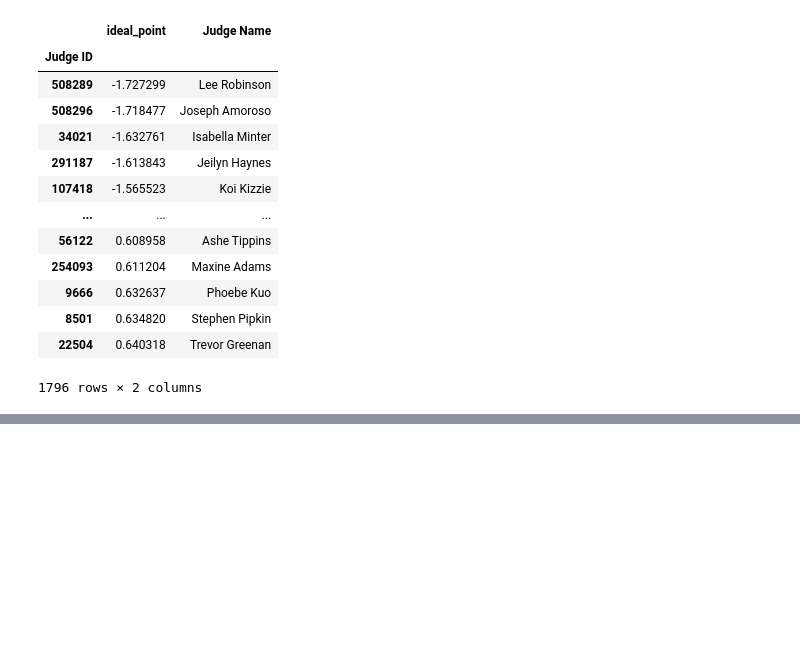
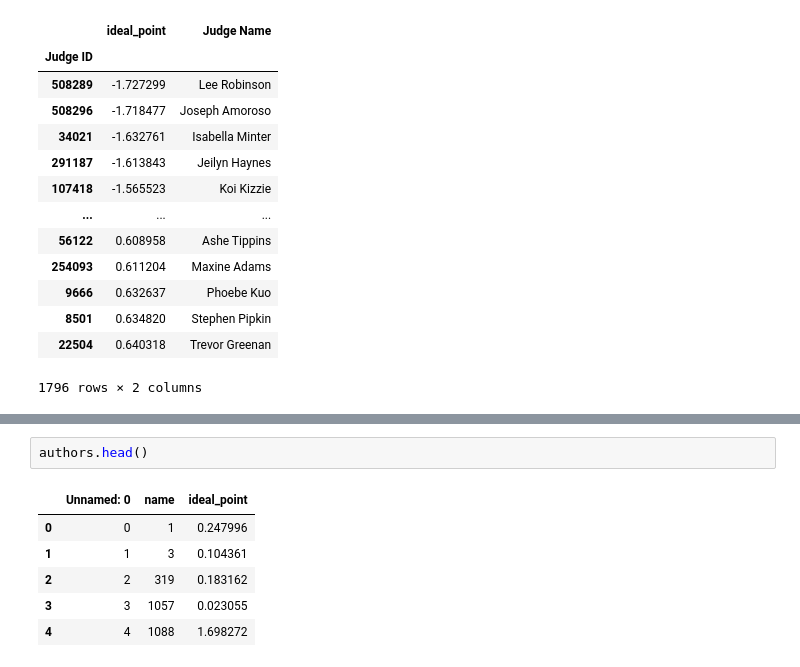
Before and after one commit to rakoort99/TBIP_testing, a Jupyter notebook: tbip_check.ipynb, the cells around one changed output, grey strips where cells are left out. Cells and saved outputs as stored; diff of their text form; blank space fills up the shorter version.

```diff
--- a/tbip_check.ipynb
+++ b/tbip_check.ipynb
@@ -134,0 +162,9 @@ topics
+# %%
+authors.head()
+# %% [output]
+|  | Unnamed: 0 | name | ideal_point |
+| 0 | 0 | 1 | 0.247996 |
+| 1 | 1 | 3 | 0.104361 |
+| 2 | 2 | 319 | 0.183162 |
+| 3 | 3 | 1057 | 0.023055 |
+| 4 | 4 | 1088 | 1.698272 |
```
Also changed, not shown: parts of 8 cells of this notebook, 1 other file.
